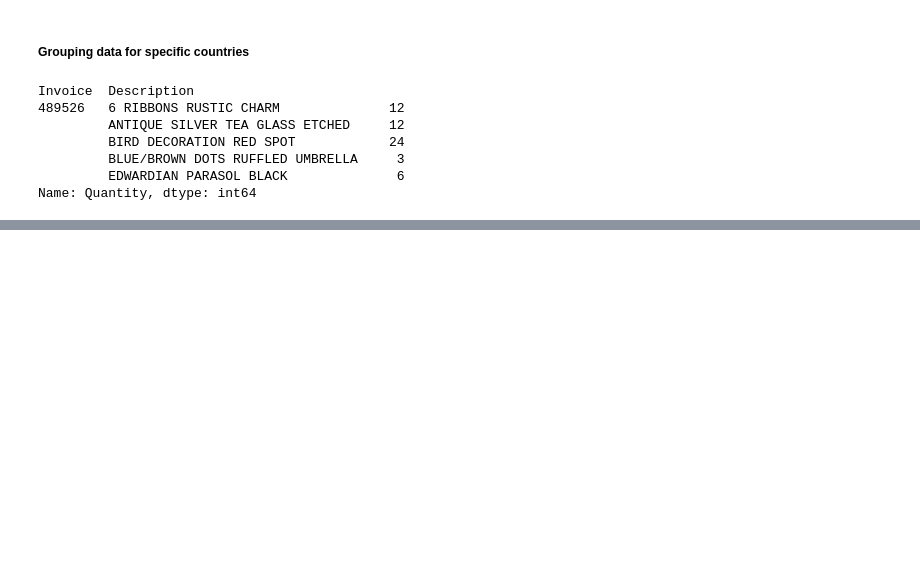
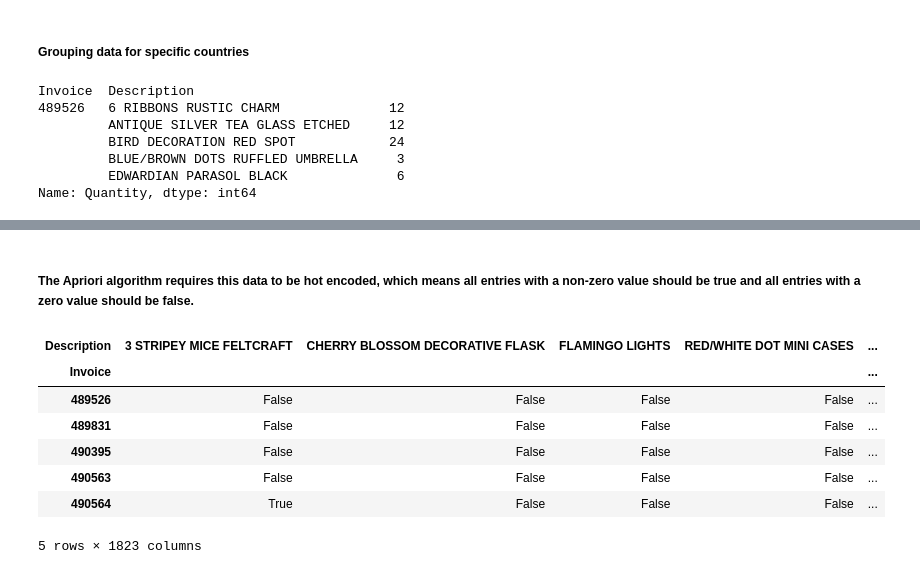
Before and after one commit to Cheapanha-Sok/Apriori-Algorithm, a Jupyter notebook: AprioriAlgorithm.ipynb, the cells around one changed output, grey strips where cells are left out. Saved outputs shown, nothing was run; the diff lists cells and outputs as text; code cells hidden in the pictures; blank space fills up the shorter version.

```diff
--- a/AprioriAlgorithm.ipynb
+++ b/AprioriAlgorithm.ipynb
@@ -128,0 +169,21 @@ Name: Quantity, dtype: int64
+# %% [markdown]
+##### The Apriori algorithm requires this data to be hot encoded, which means all entries with a non-zero value should be true and all entries with a zero value should be false.
+# %%
+#Encode the data
+def hot_encode(x):
+    if(x<= 0):
+        return False
+    else:
+        return True
+
+subset_df = subset_df.applymap(hot_encode)
+subset_df.head()
+# %% [output]
+| Description | 3 STRIPEY MICE FELTCRAFT | CHERRY BLOSSOM DECORATIVE FLASK | FLAMINGO LIGHTS | RED/WHITE DOT MINI CASES | ... |
+| Invoice |  |  |  |  | ... |
+| 489526 | False | False | False | False | ... |
+| 489831 | False | False | False | False | ... |
+| 490395 | False | False | False | False | ... |
+| 490563 | False | False | False | False | ... |
+| 490564 | True | False | False | False | ... |
+5 rows × 1823 columns
```
Also changed, not shown: parts of 25 cells of this notebook.
